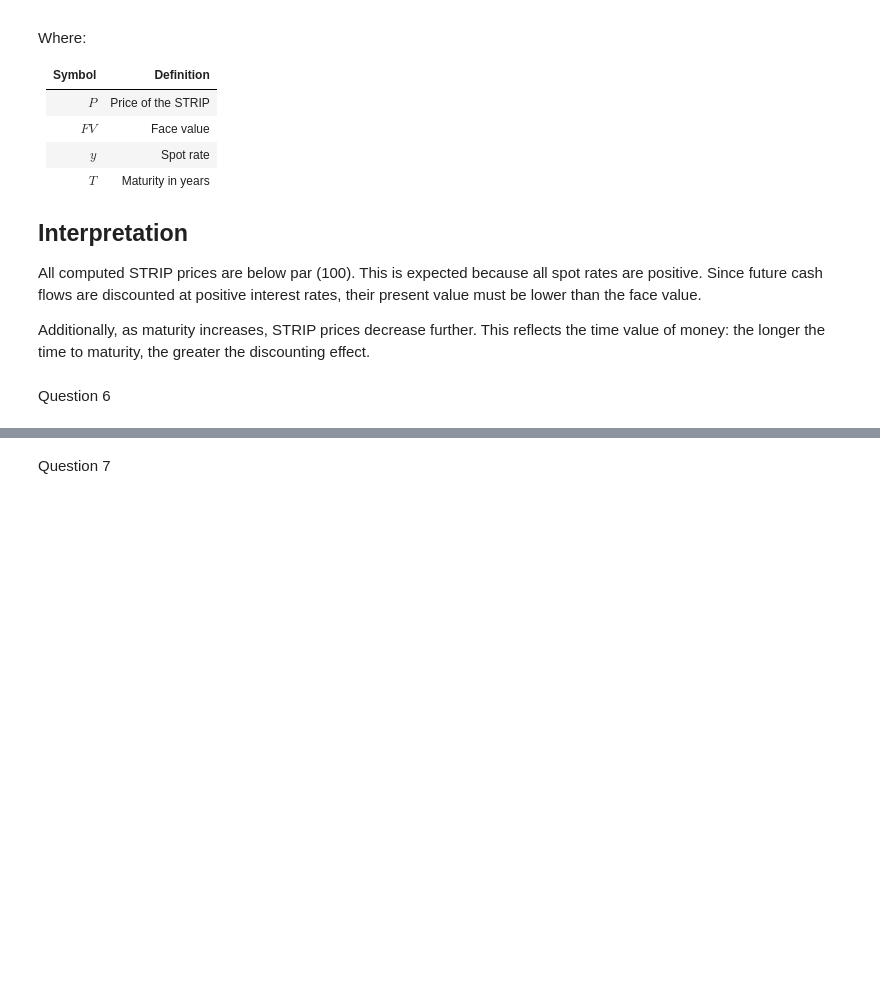
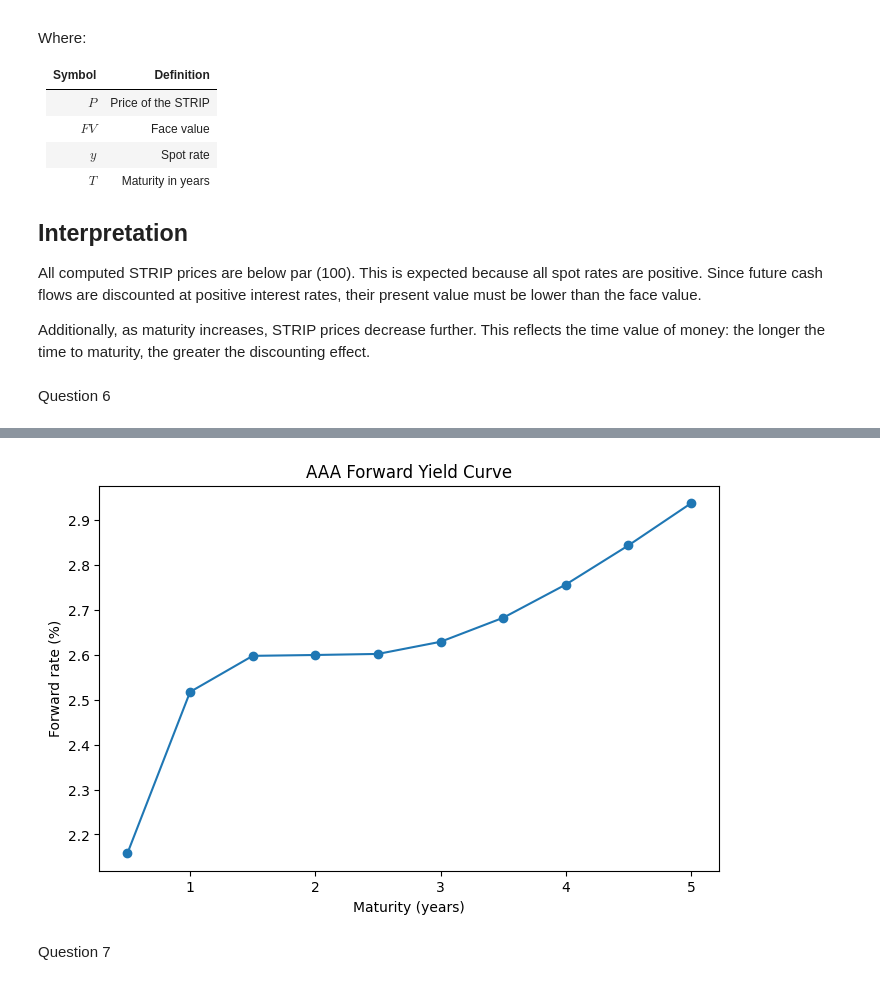
Before and after one commit to Gipsy1510/BONDS-YIELDS-PROJECT, a Jupyter notebook: notebook/bonds_yields_project.ipynb, the cells around one changed output, grey strips where cells are left out. Cells and saved outputs as stored; diff of their text form; code cells hidden in the pictures; blank space fills up the shorter version.

Commit message:
Added forward rates derivation

```diff
--- a/notebook/bonds_yields_project.ipynb
+++ b/notebook/bonds_yields_project.ipynb
@@ -238,0 +276,34 @@ Question 6
+# %%
+m = 2  # number of periods per year
+
+df_forward = df_curve.copy().sort_values("maturity_years").reset_index(drop=True)
+
+forward_rates = []
+
+for i in range(len(df_forward)):
+    t = df_forward.loc[i, "maturity_years"]
+    s_t = df_forward.loc[i, "spot_rate"]
+    l = int(t * m)  # number of periods
+
+    if i == 0:
+        f_t = s_t
+    else:
+        s_t_minus_1 = df_forward.loc[i - 1, "spot_rate"]
+
+        f_t = m * (
+            ((1 + s_t / m) ** l) /
+            ((1 + s_t_minus_1 / m) ** (l - 1))
+            - 1
+        )
+
+    forward_rates.append(f_t)
+
+df_forward["forward_rate"] = forward_rates
+df_forward["spot_rate_pct"] = df_forward["spot_rate"] * 100
+df_forward["forward_rate_pct"] = df_forward["forward_rate"] * 100
+
+print(
+    df_forward[
+        ["maturity_label", "maturity_years", "spot_rate_pct", "forward_rate_pct"]
+    ].round(4).to_string(index=False)
+)
@@ -239,3 +322,14 @@ Question 6
+# %%
+plt.figure(figsize=(8, 5))
+plt.plot(df_forward["maturity_years"], df_forward["forward_rate_pct"], marker="o")
+
+plt.title("AAA Forward Yield Curve")
+plt.xlabel("Maturity (years)")
+plt.ylabel("Forward rate (%)")
+
+plt.show()
+# %% [output]
+[figure, added]
 # %% [markdown]
 Question 7
 # %% [markdown]
```
Also changed, not shown: parts of 2 cells of this notebook.
